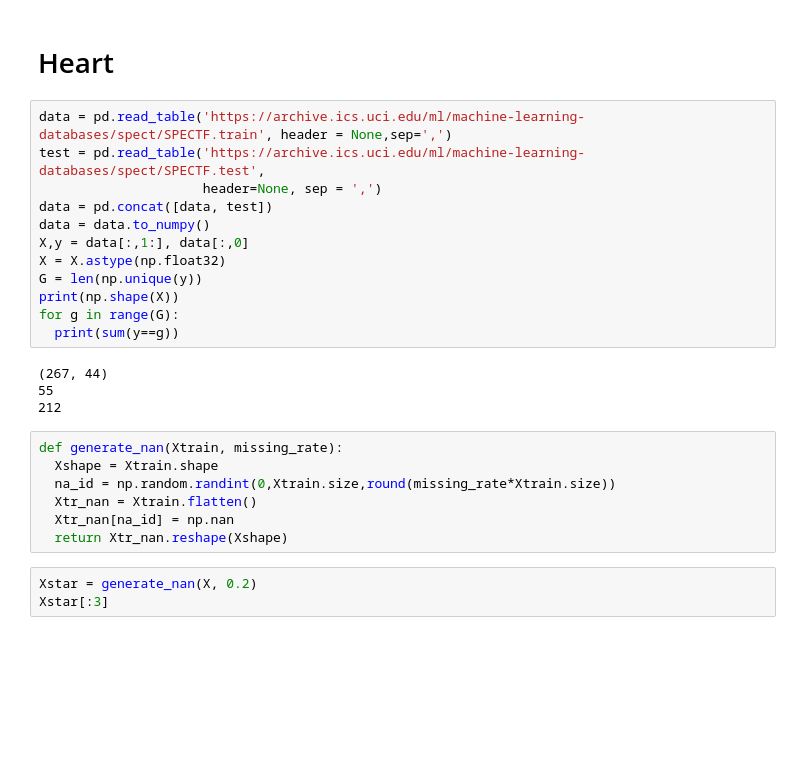
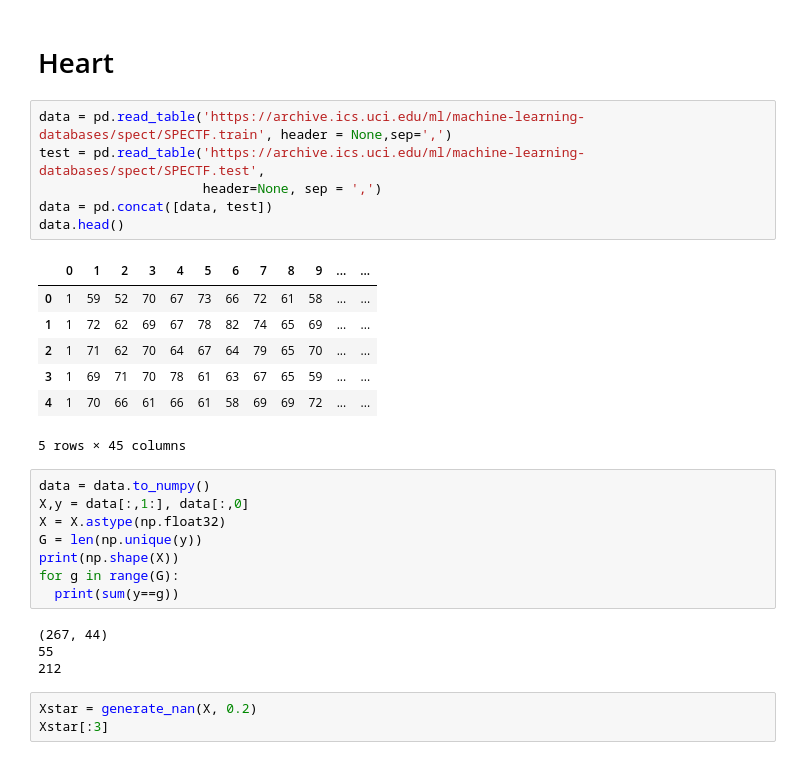
Before and after one commit to thunguyen177/tutorials, a Jupyter notebook: missing data imputation.ipynb, the cells around one changed output. Cells and saved outputs as stored; diff of their text form; blank space fills up the shorter version.

```diff
--- a/missing data imputation.ipynb
+++ b/missing data imputation.ipynb
@@ -167,26 +263,29 @@ Iteration: 1
 # %%
 data = pd.read_table('https://archive.ics.uci.edu/ml/machine-learning-databases/spect/SPECTF.train', header = None,sep=',')
 test = pd.read_table('https://archive.ics.uci.edu/ml/machine-learning-databases/spect/SPECTF.test',
                      header=None, sep = ',')
 data = pd.concat([data, test])
-data = data.to_numpy()
-X,y = data[:,1:], data[:,0]
-X = X.astype(np.float32)
-G = len(np.unique(y))
-print(np.shape(X))
-for g in range(G):
-  print(sum(y==g))
+data.head()
 # %% [output]
+|  | 0 | 1 | 2 | 3 | 4 | 5 | 6 | 7 | 8 | 9 | ... | ... |
+| 0 | 1 | 59 | 52 | 70 | 67 | 73 | 66 | 72 | 61 | 58 | ... | ... |
+| 1 | 1 | 72 | 62 | 69 | 67 | 78 | 82 | 74 | 65 | 69 | ... | ... |
+| 2 | 1 | 71 | 62 | 70 | 64 | 67 | 64 | 79 | 65 | 70 | ... | ... |
+| 3 | 1 | 69 | 71 | 70 | 78 | 61 | 63 | 67 | 65 | 59 | ... | ... |
+| 4 | 1 | 70 | 66 | 61 | 66 | 61 | 58 | 69 | 69 | 72 | ... | ... |
-(267, 44)
-55
-212
+5 rows × 45 columns
-# %%
-def generate_nan(Xtrain, missing_rate):
-  Xshape = Xtrain.shape
-  na_id = np.random.randint(0,Xtrain.size,round(missing_rate*Xtrain.size))
-  Xtr_nan = Xtrain.flatten()
-  Xtr_nan[na_id] = np.nan
-  return Xtr_nan.reshape(Xshape)
+# %%
+data = data.to_numpy()
+X,y = data[:,1:], data[:,0]
+X = X.astype(np.float32)
+G = len(np.unique(y))
+print(np.shape(X))
+for g in range(G):
+  print(sum(y==g))
+# %% [output]
+(267, 44)
+55
+212
 # %%
 Xstar = generate_nan(X, 0.2)
 Xstar[:3]
```
Also changed, not shown: parts of 15 cells of this notebook.
